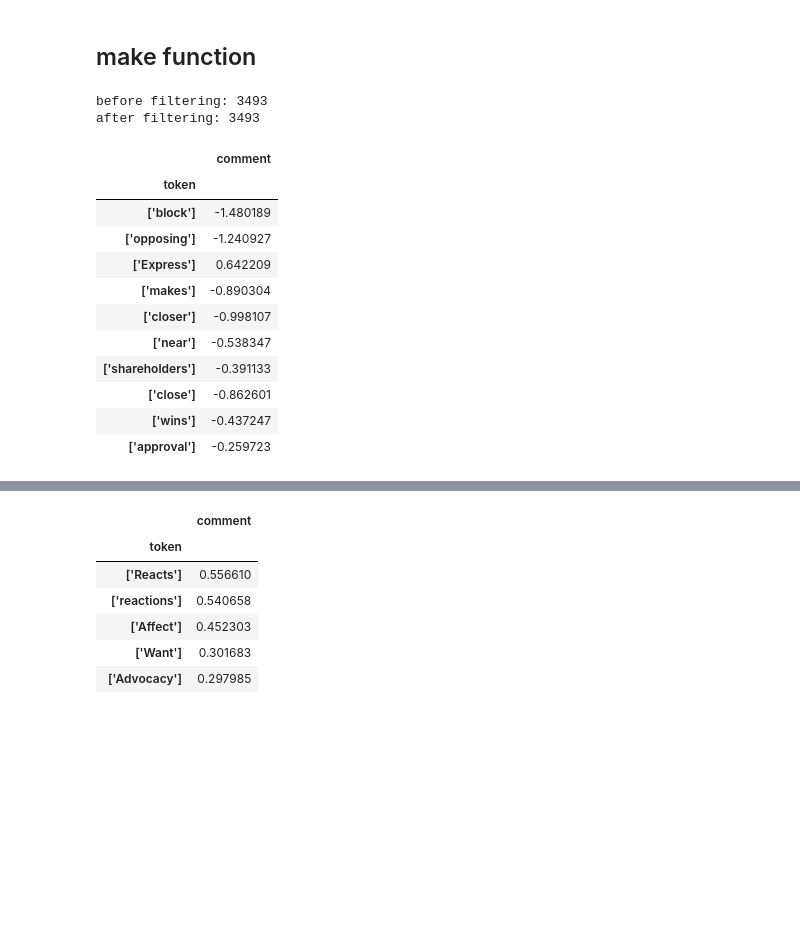
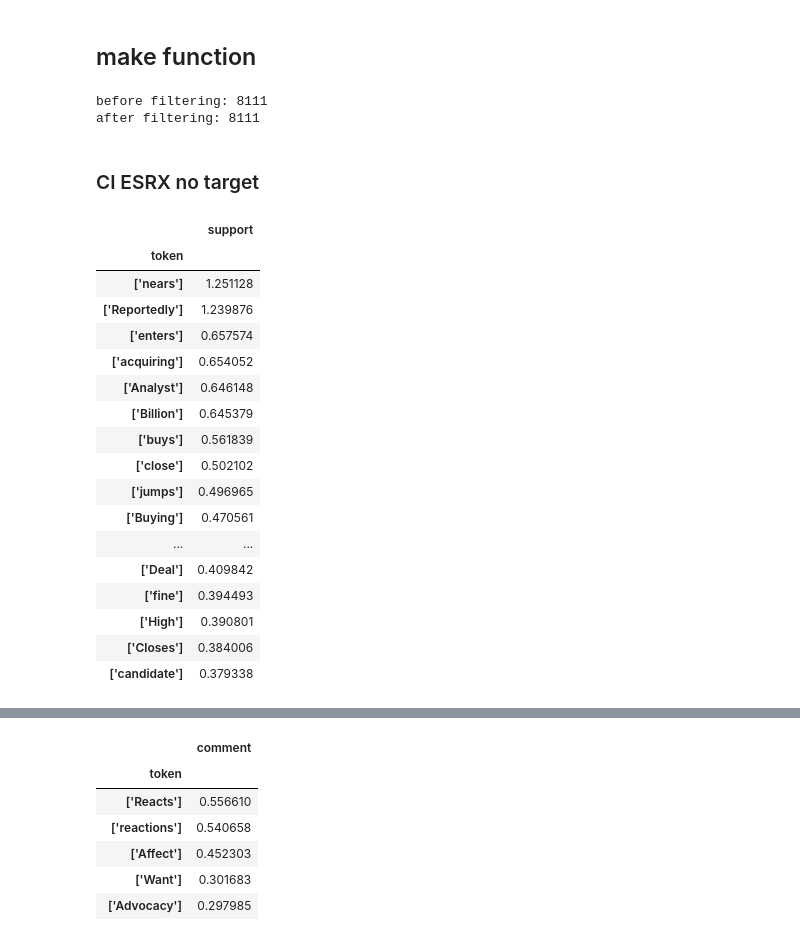
Before and after one commit to mangalm96/explainablenlp-info259, a Jupyter notebook: interpret_shap_analysis.ipynb, the cells around one changed output, grey strips where cells are left out. Saved outputs shown, nothing was run; the diff lists cells and outputs as text; code cells hidden in the pictures; blank space fills up the shorter version.

Commit message:
with CI ESRX no target

```diff
--- a/interpret_shap_analysis.ipynb
+++ b/interpret_shap_analysis.ipynb
@@ -234,9 +234,10 @@ def generate_shap_df(filepath):
 
   return shap_df
 # %%
-CI_ESRX_target = "/content/gdrive/MyDrive/NLP Stance Detection/tWT_WT/saves/twtwt_CVS_AET_notarget/model_output_shap"
+# CI_ESRX_target = "/content/gdrive/MyDrive/NLP Stance Detection/tWT_WT/saves/twtwt_CVS_AET_notarget/model_output_shap"
+CI_ESRX_notarget = "/content/gdrive/MyDrive/NLP Stance Detection/Code_Kaushal/saves/wtwt_CI_ESRX_notarget/model_output_shap"
 
-data_import = generate_shap_df(CI_ESRX_target)
+data_import = generate_shap_df(CI_ESRX_notarget)
 
 # convert to string (bcz presently showing up as a list)
 data_import['token'] = data_import['token'].astype(str)
@@ -253,21 +254,29 @@ data_import_filt = data_import_filt.rename(columns = {"0":"comment","1":"unrelat
 # group by token and sum for each column
 groupby_df = data_import_filt.groupby('token').agg('mean')
 # %% [output]
-before filtering: 3493
-after filtering: 3493
+before filtering: 8111
+after filtering: 8111
+# %% [markdown]
+### CI ESRX no target
 # %%
-# top 10 - comment stance
-groupby_df.sort_values("support",ascending=False)[['comment']].head(10)
+# top 10 - support stance
+groupby_df.sort_values("support",ascending=False)[['support']].head(20)
 # %% [output]
-|  | comment |
+|  | support |
 | token |  |
-| ['block'] | -1.480189 |
-| ['opposing'] | -1.240927 |
-| ['Express'] | 0.642209 |
-| ['makes'] | -0.890304 |
-| ['closer'] | -0.998107 |
-| ['near'] | -0.538347 |
-| ['shareholders'] | -0.391133 |
-| ['close'] | -0.862601 |
-| ['wins'] | -0.437247 |
-| ['approval'] | -0.259723 |
+| ['nears'] | 1.251128 |
+| ['Reportedly'] | 1.239876 |
+| ['enters'] | 0.657574 |
+| ['acquiring'] | 0.654052 |
+| ['Analyst'] | 0.646148 |
+| ['Billion'] | 0.645379 |
+| ['buys'] | 0.561839 |
+| ['close'] | 0.502102 |
+| ['jumps'] | 0.496965 |
+| ['Buying'] | 0.470561 |
+| ... | ... |
+| ['Deal'] | 0.409842 |
+| ['fine'] | 0.394493 |
+| ['High'] | 0.390801 |
+| ['Closes'] | 0.384006 |
+| ['candidate'] | 0.379338 |
```
Also changed, not shown: parts of 2 cells of this notebook.
